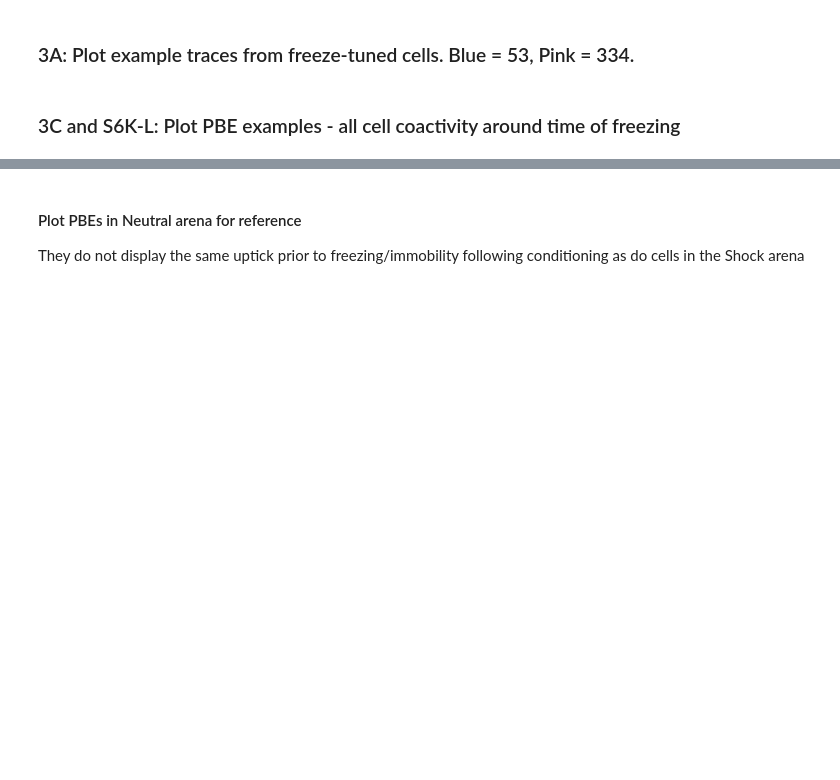
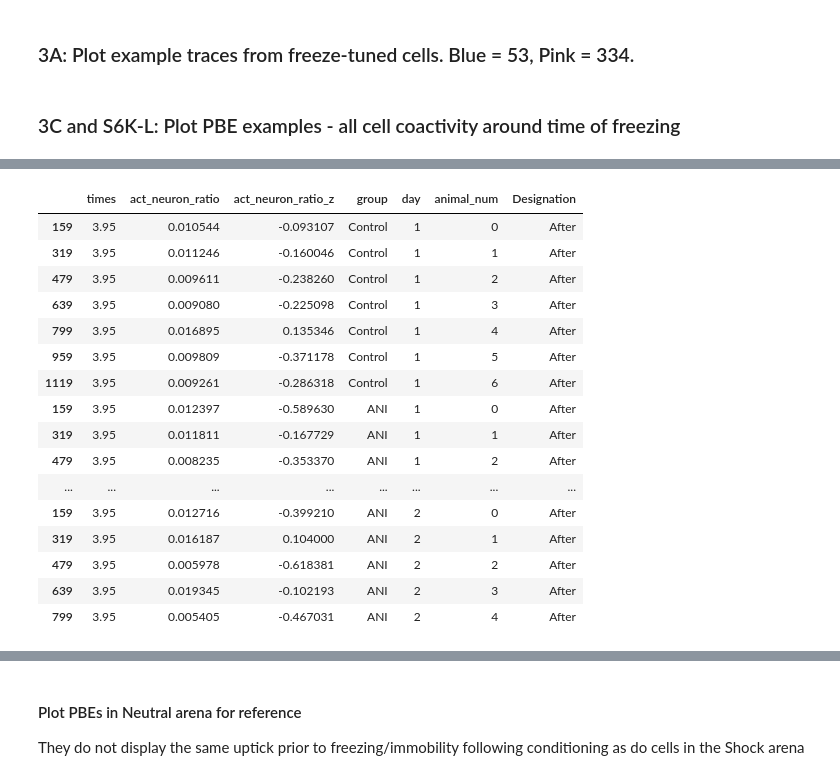
Before and after one commit to nkinsky/Eraser, a Jupyter notebook: Notebooks/Figure3.ipynb, the cells around one changed output, grey strips where cells are left out. Cells and saved outputs as stored; diff of their text form; code cells hidden in the pictures; blank space fills up the shorter version.

```diff
--- a/Notebooks/Figure3.ipynb
+++ b/Notebooks/Figure3.ipynb
@@ -226,0 +277,20 @@ for a, desig in zip([ax_pbe_bef, ax_pbe_4hr, ax_pbe_aft], ['Before', '4hr', 'Aft
+# %%
+df_tpt
+# %% [output]
+|  | times | act_neuron_ratio | act_neuron_ratio_z | group | day | animal_num | Designation |
+| 159 | 3.95 | 0.010544 | -0.093107 | Control | 1 | 0 | After |
+| 319 | 3.95 | 0.011246 | -0.160046 | Control | 1 | 1 | After |
+| 479 | 3.95 | 0.009611 | -0.238260 | Control | 1 | 2 | After |
+| 639 | 3.95 | 0.009080 | -0.225098 | Control | 1 | 3 | After |
+| 799 | 3.95 | 0.016895 | 0.135346 | Control | 1 | 4 | After |
+| 959 | 3.95 | 0.009809 | -0.371178 | Control | 1 | 5 | After |
+| 1119 | 3.95 | 0.009261 | -0.286318 | Control | 1 | 6 | After |
+| 159 | 3.95 | 0.012397 | -0.589630 | ANI | 1 | 0 | After |
+| 319 | 3.95 | 0.011811 | -0.167729 | ANI | 1 | 1 | After |
+| 479 | 3.95 | 0.008235 | -0.353370 | ANI | 1 | 2 | After |
+| ... | ... | ... | ... | ... | ... | ... | ... |
+| 159 | 3.95 | 0.012716 | -0.399210 | ANI | 2 | 0 | After |
+| 319 | 3.95 | 0.016187 | 0.104000 | ANI | 2 | 1 | After |
+| 479 | 3.95 | 0.005978 | -0.618381 | ANI | 2 | 2 | After |
+| 639 | 3.95 | 0.019345 | -0.102193 | ANI | 2 | 3 | After |
+| 799 | 3.95 | 0.005405 | -0.467031 | ANI | 2 | 4 | After |
```
Also changed, not shown: parts of 7 cells of this notebook, 1 other file.
